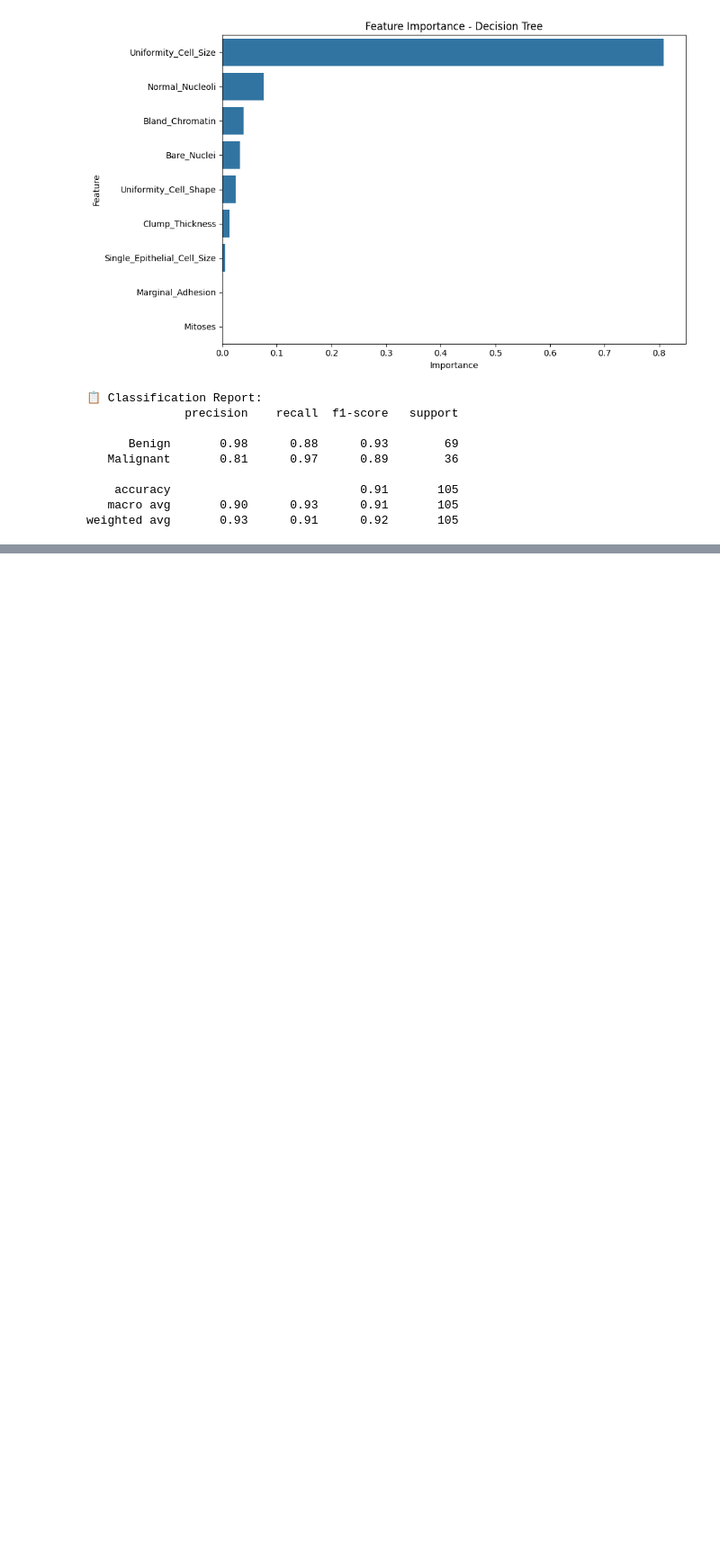
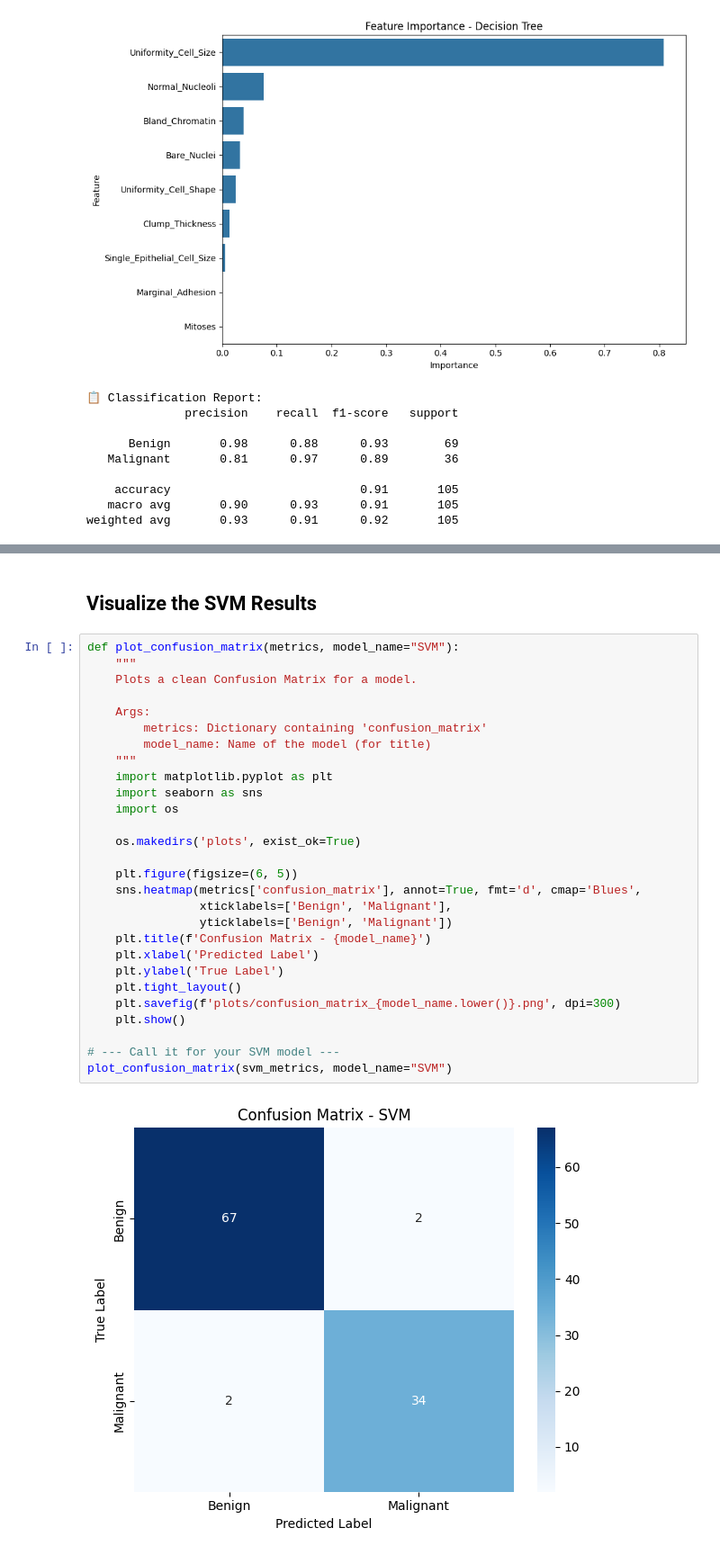
Before and after one commit to Rabia-Akhtr/Data-Science-Project-Breast_Cancer_Classification_ML, a Jupyter notebook: Data_Science_Project.ipynb, the cells around one changed output, grey strips where cells are left out. Shown at 90% size. Saved outputs shown, nothing was run; the diff lists cells and outputs as text; blank space fills up the shorter version.

```diff
--- a/Data_Science_Project.ipynb
+++ b/Data_Science_Project.ipynb
@@ -1138,0 +1223,32 @@ weighted avg       0.93      0.91      0.92       105
+# %% [markdown]
+## **Visualize the SVM Results**
+# %%
+def plot_confusion_matrix(metrics, model_name="SVM"):
+    """
+    Plots a clean Confusion Matrix for a model.
+
+    Args:
+        metrics: Dictionary containing 'confusion_matrix'
+        model_name: Name of the model (for title)
+    """
+    import matplotlib.pyplot as plt
+    import seaborn as sns
+    import os
+
+    os.makedirs('plots', exist_ok=True)
+
+    plt.figure(figsize=(6, 5))
+    sns.heatmap(metrics['confusion_matrix'], annot=True, fmt='d', cmap='Blues',
+                xticklabels=['Benign', 'Malignant'],
+                yticklabels=['Benign', 'Malignant'])
+    plt.title(f'Confusion Matrix - {model_name}')
+    plt.xlabel('Predicted Label')
+    plt.ylabel('True Label')
+    plt.tight_layout()
+    plt.savefig(f'plots/confusion_matrix_{model_name.lower()}.png', dpi=300)
+    plt.show()
+
+# --- Call it for your SVM model ---
+plot_confusion_matrix(svm_metrics, model_name="SVM")
+# %% [output]
+[figure, added]
```
Also changed, not shown: parts of 18 cells of this notebook.
